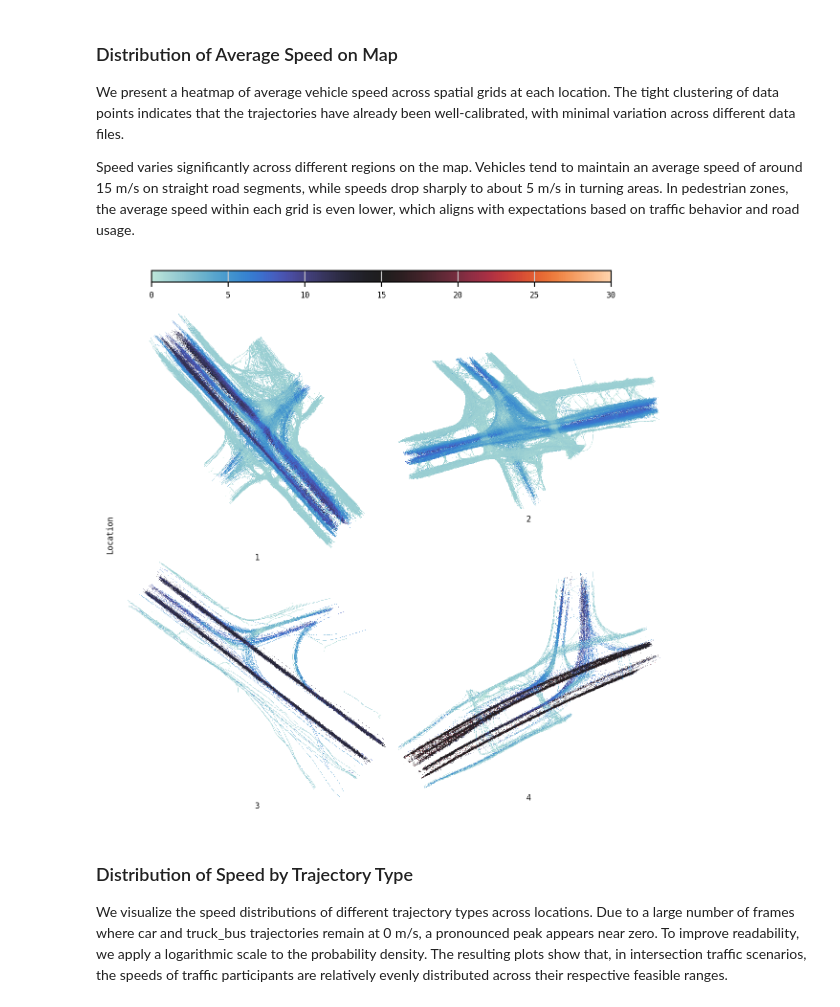
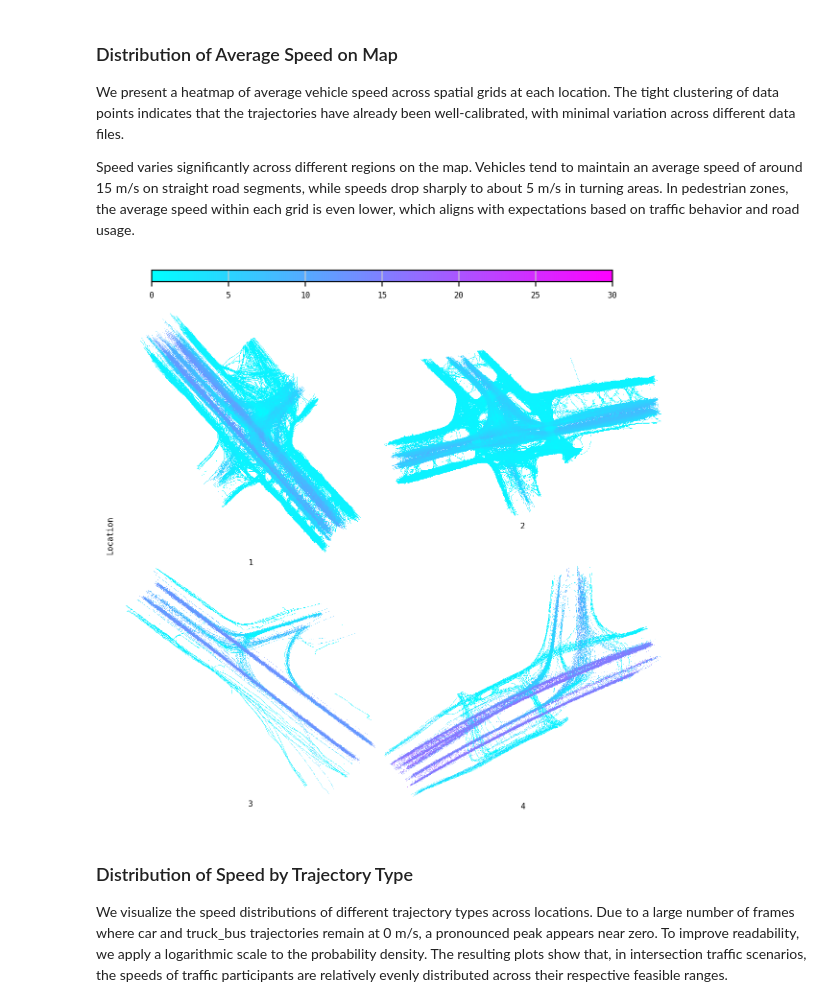
Before and after one commit to WoodOxen/tactics2d, a Jupyter notebook: docs/dataset_support/ind.ipynb, the cells around one changed output. Saved outputs shown, nothing was run; the diff lists cells and outputs as text; code cells hidden in the pictures.

```diff
--- a/docs/dataset_support/ind.ipynb
+++ b/docs/dataset_support/ind.ipynb
@@ -102,22 +102,16 @@ for i in range(4):
     vx = dfs[i]["xVelocity"].to_numpy()
     vy = dfs[i]["yVelocity"].to_numpy()
 
-    x_edges_1 = np.linspace(x_min, x_max, num=int((x_max - x_min) * 10 + 1), endpoint=True)
-    y_edges_1 = np.linspace(y_min, y_max, num=int((y_max - y_min) * 10 + 1), endpoint=True)
-    x_bin_1 = np.digitize(dfs[i]["xCenter"].to_numpy(), x_edges_1) - 1
-    y_bin_1 = np.digitize((-dfs[i]["yCenter"]).to_numpy(), y_edges_1) - 1
-    x_edges_2 = np.linspace(x_min, x_max, num=int((x_max - x_min) * 2 + 1), endpoint=True)
-    y_edges_2 = np.linspace(y_min, y_max, num=int((y_max - y_min) * 2 + 1), endpoint=True)
-    x_bin_2 = np.digitize(dfs[i]["xCenter"].to_numpy(), x_edges_2) - 1
-    y_bin_2 = np.digitize((-dfs[i]["yCenter"]).to_numpy(), y_edges_2) - 1
+    x_edges = np.linspace(x_min, x_max, num=int((x_max - x_min) * 10 + 1), endpoint=True)
+    y_edges = np.linspace(y_min, y_max, num=int((y_max - y_min) * 10 + 1), endpoint=True)
+    x_bin = np.digitize(dfs[i]["xCenter"].to_numpy(), x_edges) - 1
+    y_bin = np.digitize((-dfs[i]["yCenter"]).to_numpy(), y_edges) - 1
     speed = np.sqrt(vx**2 + vy**2)
 
     dfs[i] = dfs[i].with_columns(
         [
-            pl.Series("x_bin_1", x_bin_1),
-            pl.Series("y_bin_1", y_bin_1),
-            pl.Series("x_bin_2", x_bin_2),
-            pl.Series("y_bin_2", y_bin_2),
+            pl.Series("x_bin", x_bin),
+            pl.Series("y_bin", y_bin),
             pl.Series("speed (m/s)", speed),
         ]
     )
@@ -139,7 +133,7 @@ dfs_meta["locationId"] = pd.Categorical(
     dfs_meta["locationId"], categories=[1, 2, 3, 4], ordered=True
 )
 # %%
-f, ax = plt.subplots(figsize=(4, 2))
+f, ax = plt.subplots(figsize=(6, 3))
 
 sns.boxplot(data=dfs_meta, x="vehicle_ratio", y="locationId", width=0.5, ax=ax)
 
@@ -148,7 +142,7 @@ sns.stripplot(data=dfs_meta, x="vehicle_ratio", y="locationId", alpha=0.6, ax=ax
 ax.set_xticks([0.2, 0.4, 0.6, 0.8, 1.0])
 ax.set_xticklabels(["20", "40", "60", "80", "100"])
 ax.yaxis.grid(True)
-ax.set_xlabel("Proportion of Vehicles in each file (%)")
+ax.set_xlabel("Proportion of `car` and `truck_bus` in each file (%)")
 ax.set_ylabel("Location")
 plt.show()
 # %% [output]
@@ -162,41 +156,44 @@ Speed varies significantly across different regions on the map. Vehicles tend to
 # %%
 grids = []
 
 fig = plt.figure(figsize=(6, 6))
-gs = gridspec.GridSpec(2, 2, figure=fig)
+gs = gridspec.GridSpec(2, 2, figure=fig, width_ratios=[0.9, 1])
 
 axes = []
 for i in range(4):
     row, col = divmod(i, 2)
     ax = fig.add_subplot(gs[row, col])
-    df = dfs[i].group_by(["y_bin_1", "x_bin_1"]).agg(
-        pl.col("speed (m/s)").mean().alias("avg_speed")
-    ).to_pandas()
-    grid = df.pivot(index="y_bin_1", columns="x_bin_1", values="avg_speed")
+    df = (
+        dfs[i]
+        .group_by(["y_bin", "x_bin"])
+        .agg(pl.col("speed (m/s)").mean().alias("avg_speed"))
+        .to_pandas()
+    )
+    grid = df.pivot(index="y_bin", columns="x_bin", values="avg_speed")
     sns.heatmap(
         grid,
         ax=ax,
-        cmap="icefire",
+        cmap="cool",
         cbar=False,
         xticklabels=False,
         yticklabels=False,
         vmin=0,
         vmax=30,
         square=True,
     )
-    ax.set_aspect('equal')
+    ax.set_aspect("equal")
     ax.set_xlabel(f"{i+1}")
     ax.set_ylabel("")
     axes.append(ax)
 
 cbar_ax = fig.add_axes([0.1, 0.94, 0.8, 0.02])
 fig.colorbar(axes[-1].collections[0], cax=cbar_ax, orientation="horizontal")
 fig.text(0.02, 0.5, "Location", va="center", rotation="vertical")
 
 fig.tight_layout(rect=[0.04, 0.02, 1, 0.9])
 plt.show()
 # %% [output]
-[figure, old version]
+[figure, new version]
 # %% [markdown]
 ### Distribution of Speed by Trajectory Type
 
```
Also changed, not shown: parts of 10 cells of this notebook, 5 other files.
